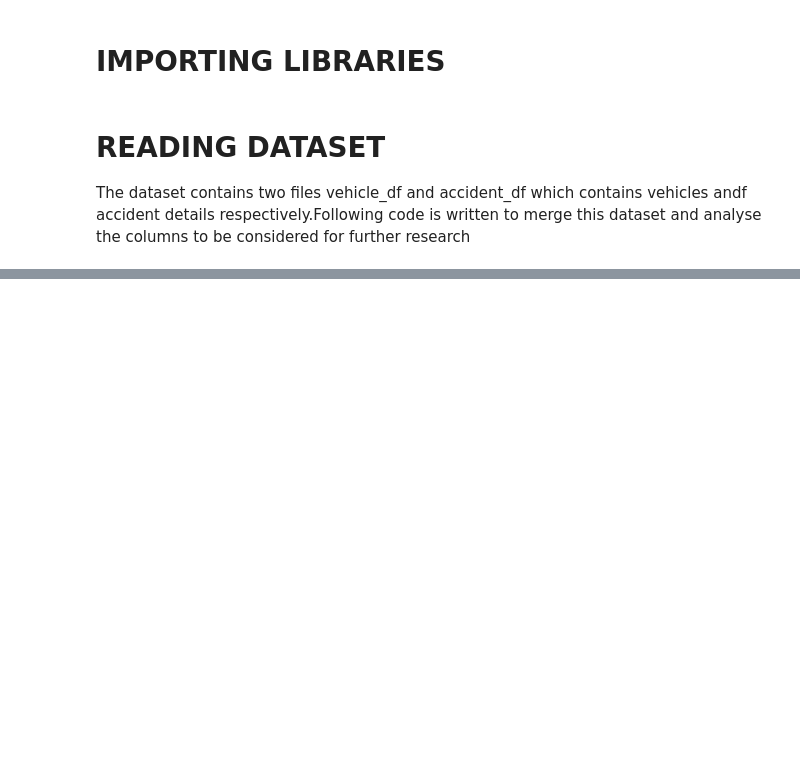
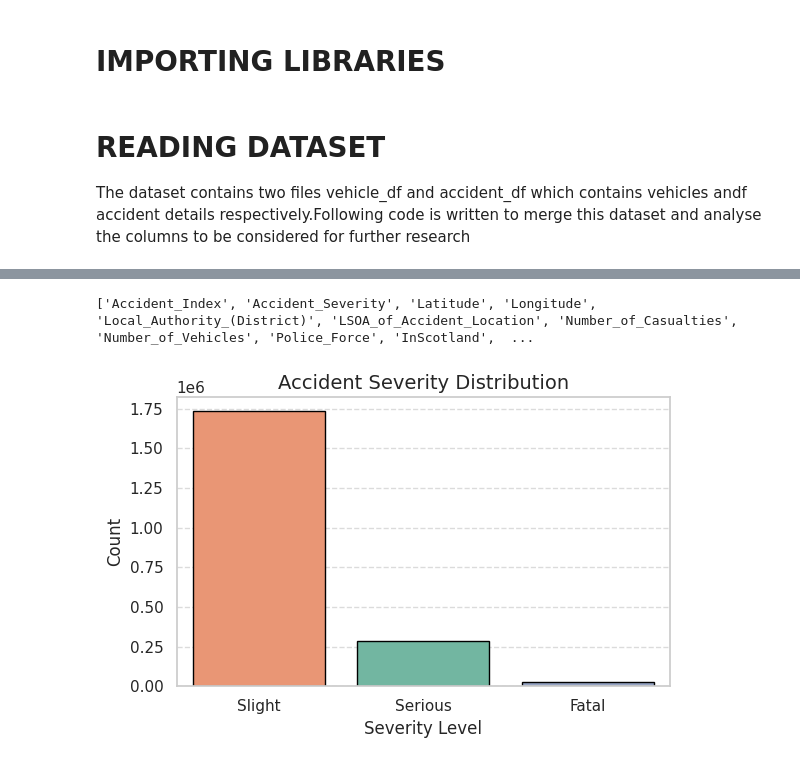
Before and after one commit to aishwarya-shekar-babu/Road-Accident-Prediction, a Jupyter notebook: Road_Accident_Prediction_eda.ipynb, the cells around one changed output, grey strips where cells are left out. Saved outputs shown, nothing was run; the diff lists cells and outputs as text; code cells hidden in the pictures; blank space fills up the shorter version.

Commit message:
updated with eda analysis -this week work

```diff
--- a/Road_Accident_Prediction_eda.ipynb
+++ b/Road_Accident_Prediction_eda.ipynb
@@ -632,0 +519,21 @@ Weather_Label                 0
+# %%
+# Now that we have mapped/engineered every column, drop the raw ones:
+cols_to_drop = [
+    'Date',
+    'Time',
+    'Urban_or_Rural_Area',
+    'Road_Surface_Conditions',
+    'Road_Type',
+    'Speed_limit',
+    'Weather_Conditions',
+    'Light_Conditions',
+    'Day_of_Week'
+]
+
+as_accident_level = as_accident_level.drop(columns=[c for c in cols_to_drop if c in as_accident_level.columns],
+                                     errors='ignore')
+
+print("\nFinal columns in accident_level:")
+print(as_accident_level.columns.tolist())
+
+print("\nFinal shape:", as_accident_level.shape)
@@ -632,0 +594,28 @@ Weather_Label                 0
+# %%
+# Assuming your cleaned DataFrame is `as_accident_level`
+print(as_accident_level.columns.tolist())
+# %% [output]
+['Accident_Index', 'Accident_Severity', 'Latitude', 'Longitude', 'Local_Authority_(District)', 'LSOA_of_Accident_Location', 'Number_of_Casualties', 'Number_of_Vehicles', 'Police_Force', 'InScotland',  ...
+# %%
+# Ensure 'Accident_Severity' column exists and has the correct categories
+order = ['Slight', 'Serious', 'Fatal']
+
+plt.figure(figsize=(6, 4))
+sns.countplot(
+    data=as_accident_level,
+    x='Accident_Severity',
+    hue='Accident_Severity',          # Add this to avoid the future warning
+    order=order,
+    palette='Set2',                   # Choose a visually appealing palette
+    edgecolor='black',
+    legend=False                      # Remove redundant legend
+)
+
+plt.title('Accident Severity Distribution', fontsize=14)
+plt.xlabel('Severity Level', fontsize=12)
+plt.ylabel('Count', fontsize=12)
+plt.tight_layout()
+plt.grid(axis='y', linestyle='--', alpha=0.7)
+plt.show()
+# %% [output]
+[figure, added]
```
Also changed, not shown: parts of 56 cells of this notebook.
